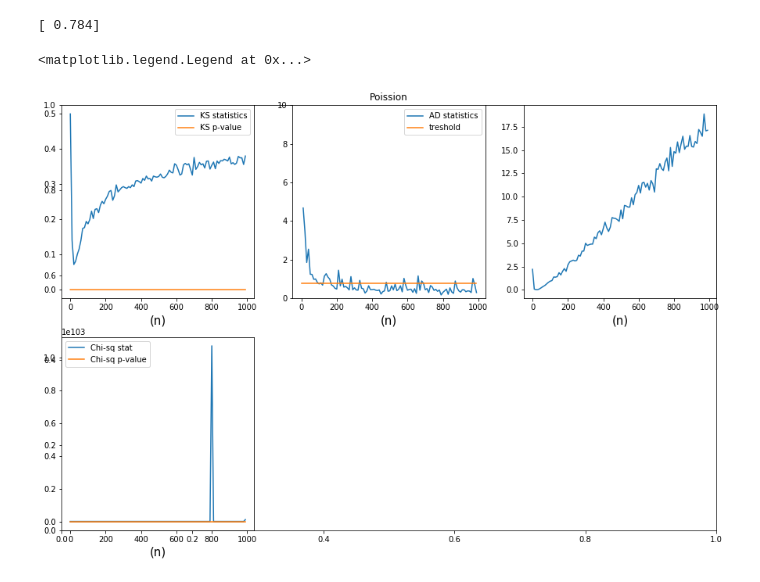
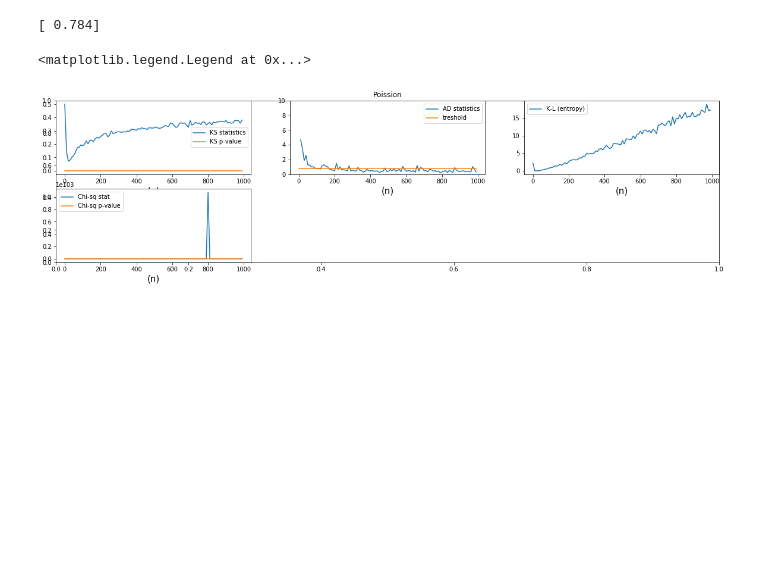
Before and after one commit to hcpenguin/PUI2017_mas1300, a Jupyter notebook: HW5_mas1300/HW5_2_mas1300.ipynb, the cells around one changed output. Cells and saved outputs as stored; diff of their text form; code cells hidden in the pictures; blank space fills up the shorter version.

```diff
--- a/HW5_mas1300/HW5_2_mas1300.ipynb
+++ b/HW5_mas1300/HW5_2_mas1300.ipynb
@@ -8,25 +8,3 @@ import scipy.stats
 %pylab inline
 # %% [output]
 Populating the interactive namespace from numpy and matplotlib
-# %%
-p = 0.05
-n = 25
-l= 25
-#sqt=
-
-narray= sorted(np.random.randint(0,1000,10))
-
-anarray= (np.random.randint(10,30,1))
-
-np.random.seed(990)
-
-normal_d = np.random.randn(1000)
-
-poisson_d = (np.random.poisson(l, 1000) - l) * (1/sqrt(l))
-
-binomial_d = (np.random.binomial(n, p, 1000) - n*p) / np.sqrt(n*p*(1-p))
-
-chisq_d = numpy.random.chisquare(anarray, 1000)
-
-#f_obs = numpy.random.chisquare(anarray)
-#chisq_d = scipy.stats.chisquare(f_obs, f_exp=None, ddof=0, axis=0)
@@ -216,31 +220,33 @@ for i,n in enumerate(narray):
     chi_p_p[i] = scipy.stats.chisquare(np.histogram(poisson_d, bins=mybins)[0] / 1000.,
                                     scipy.stats.norm.pdf(bincenters))[1]
 # %%
-fig = pl.figure(figsize = (15,10))
+fig = pl.figure(figsize = (20,5))
 pl.title("Poission")
 
 fig.add_subplot(231)
 pl.plot(narray, ks_s_p, label='KS statistics')
 pl.plot(narray, ks_p_p, label='KS p-value')
 pl.xlabel('(n)', fontsize = 15)
 pl.legend()
 
 fig.add_subplot(232)
 pl.plot(narray, ad_p,  label='AD statistics')
 pl.plot([narray[0], narray[-1]],[threshold, threshold], label="treshold")
 pl.xlabel('(n)', fontsize = 15)
 pl.ylim(0,10) #limit the y range or you cannot see the relevant part
 pl.legend()
 
 fig.add_subplot(233)
+pl.plot(narray, kl_p, label="K-L (entropy)")
 pl.xlabel('(n)', fontsize = 15)
-pl.plot(narray, kl_p, label='K-L (entropy)')
+pl.legend()
+
 
 fig.add_subplot(234)
 pl.plot(narray, chi_s_p, label="Chi-sq stat")
 pl.plot(narray, chi_p_p, label="Chi-sq p-value")
 pl.xlabel('(n)', fontsize = 15)
 pl.legend()
 # %% [output]
 <matplotlib.legend.Legend at 0x...>
-[figure, old version]
+[figure, new version]
```
Also changed, not shown: parts of 7 cells of this notebook, 4 other files.
